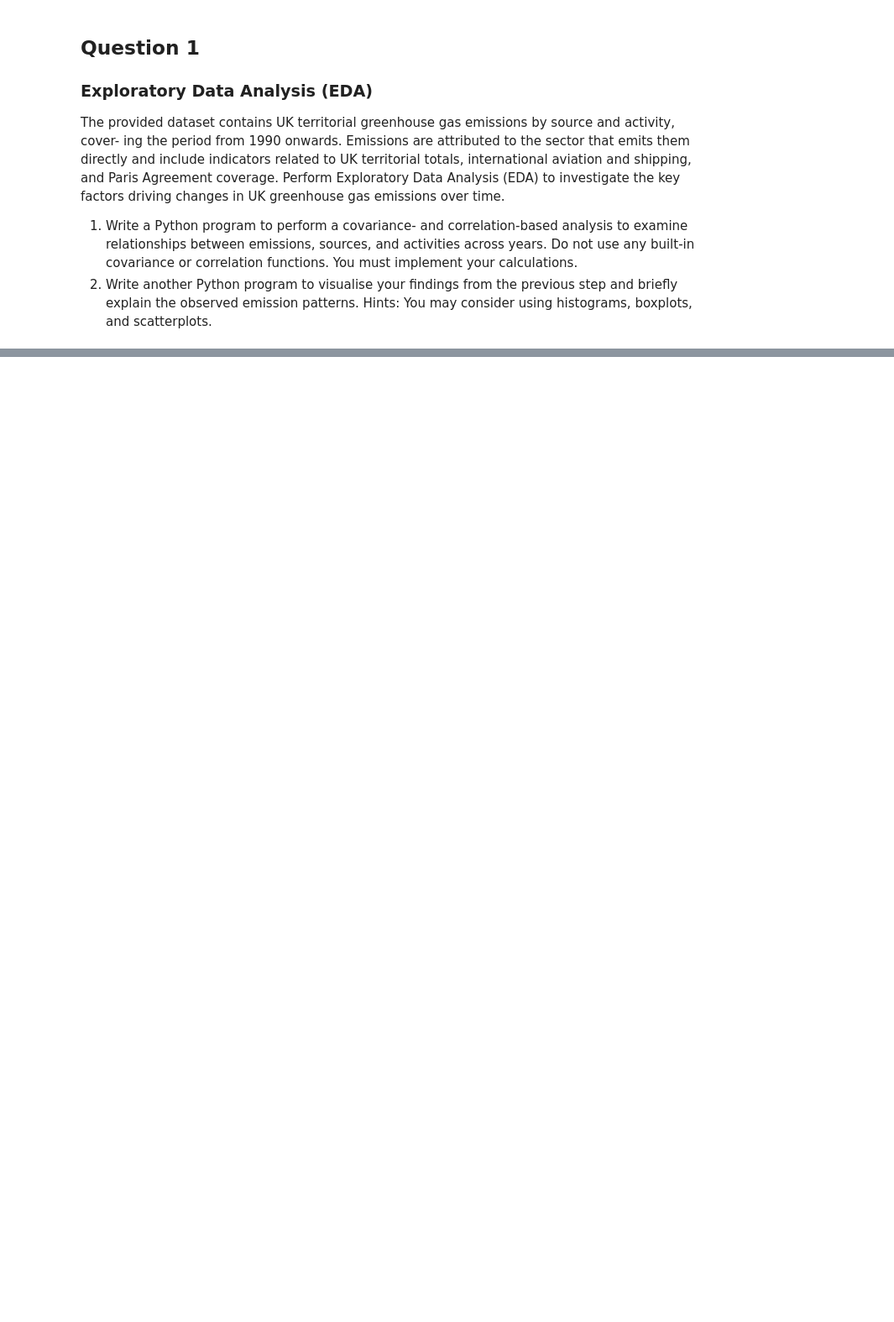
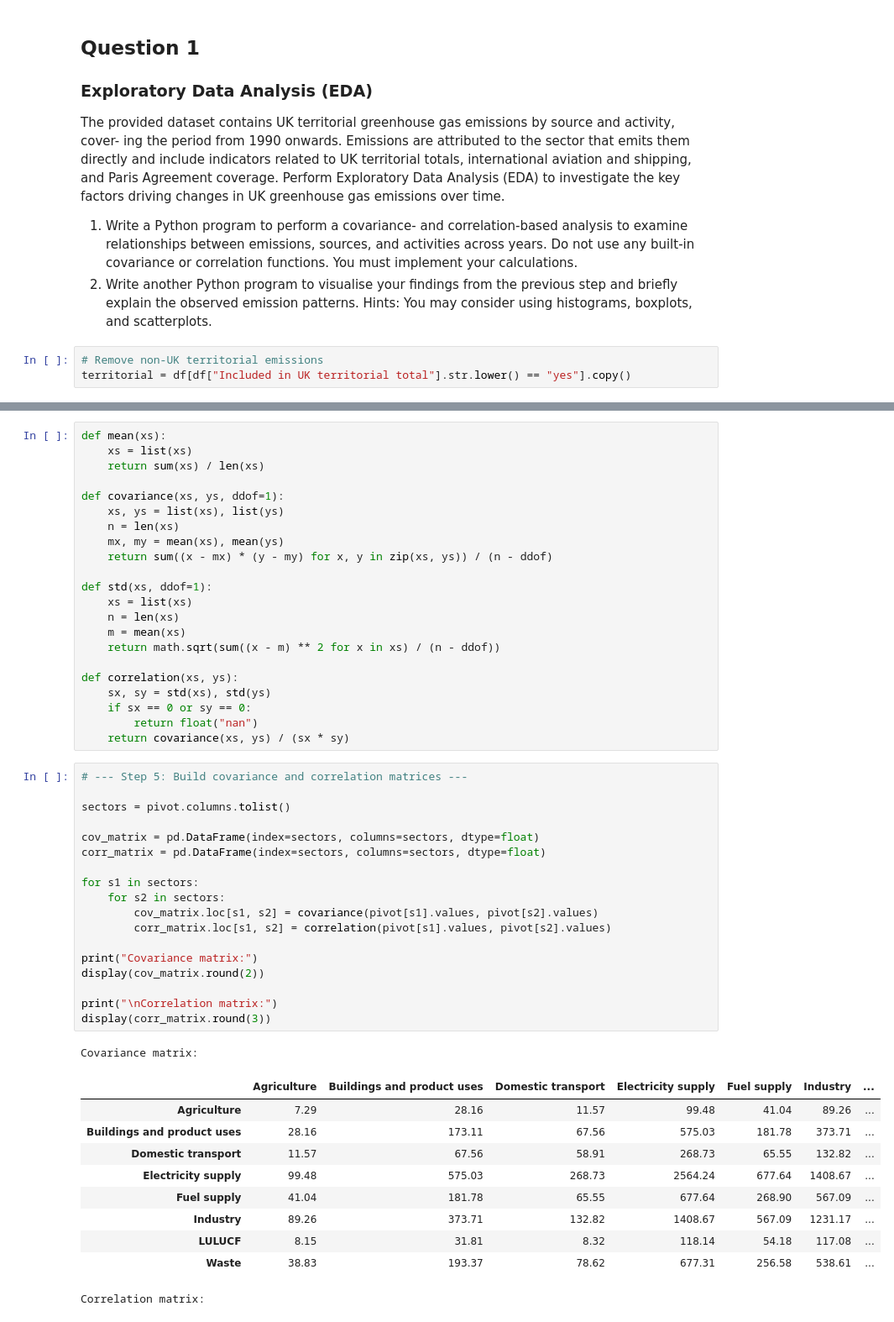
Before and after one commit to PontusNeumann/CBS-Spring26, a Jupyter notebook: alex_ml_ma1.ipynb, the cells around one changed output, grey strips where cells are left out. Shown at 84% size. Cells and saved outputs as stored; diff of their text form; blank space fills up the shorter version.

```diff
--- a/alex_ml_ma1.ipynb
+++ b/alex_ml_ma1.ipynb
@@ -17,3 +28,6 @@ covariance or correlation functions. You must implement your calculations.
 2. Write another Python program to visualise your findings from the previous step and briefly
 explain the observed emission patterns. Hints: You may consider using histograms, boxplots,
 and scatterplots.
+# %%
+# Remove non-UK territorial emissions
+territorial = df[df["Included in UK territorial total"].str.lower() == "yes"].copy()
@@ -19,0 +64,52 @@ and scatterplots.
+# %%
+def mean(xs):
+    xs = list(xs)
+    return sum(xs) / len(xs)
+
+def covariance(xs, ys, ddof=1):
+    xs, ys = list(xs), list(ys)
+    n = len(xs)
+    mx, my = mean(xs), mean(ys)
+    return sum((x - mx) * (y - my) for x, y in zip(xs, ys)) / (n - ddof)
+
+def std(xs, ddof=1):
+    xs = list(xs)
+    n = len(xs)
+    m = mean(xs)
+    return math.sqrt(sum((x - m) ** 2 for x in xs) / (n - ddof))
+
+def correlation(xs, ys):
+    sx, sy = std(xs), std(ys)
+    if sx == 0 or sy == 0:
+        return float("nan")
+    return covariance(xs, ys) / (sx * sy)
+# %%
+# --- Step 5: Build covariance and correlation matrices ---
+
+sectors = pivot.columns.tolist()
+
+cov_matrix = pd.DataFrame(index=sectors, columns=sectors, dtype=float)
+corr_matrix = pd.DataFrame(index=sectors, columns=sectors, dtype=float)
+
+for s1 in sectors:
+    for s2 in sectors:
+        cov_matrix.loc[s1, s2] = covariance(pivot[s1].values, pivot[s2].values)
+        corr_matrix.loc[s1, s2] = correlation(pivot[s1].values, pivot[s2].values)
+
+print("Covariance matrix:")
+display(cov_matrix.round(2))
+
+print("\nCorrelation matrix:")
+display(corr_matrix.round(3))
+# %% [output]
+Covariance matrix:
+|  | Agriculture | Buildings and product uses | Domestic transport | Electricity supply | Fuel supply | Industry | ... |
+| Agriculture | 7.29 | 28.16 | 11.57 | 99.48 | 41.04 | 89.26 | ... |
+| Buildings and product uses | 28.16 | 173.11 | 67.56 | 575.03 | 181.78 | 373.71 | ... |
+| Domestic transport | 11.57 | 67.56 | 58.91 | 268.73 | 65.55 | 132.82 | ... |
+| Electricity supply | 99.48 | 575.03 | 268.73 | 2564.24 | 677.64 | 1408.67 | ... |
+| Fuel supply | 41.04 | 181.78 | 65.55 | 677.64 | 268.90 | 567.09 | ... |
+| Industry | 89.26 | 373.71 | 132.82 | 1408.67 | 567.09 | 1231.17 | ... |
+| LULUCF | 8.15 | 31.81 | 8.32 | 118.14 | 54.18 | 117.08 | ... |
+| Waste | 38.83 | 193.37 | 78.62 | 677.31 | 256.58 | 538.61 | ... |
+Correlation matrix:
```
Also changed, not shown: parts of 7 cells of this notebook.
